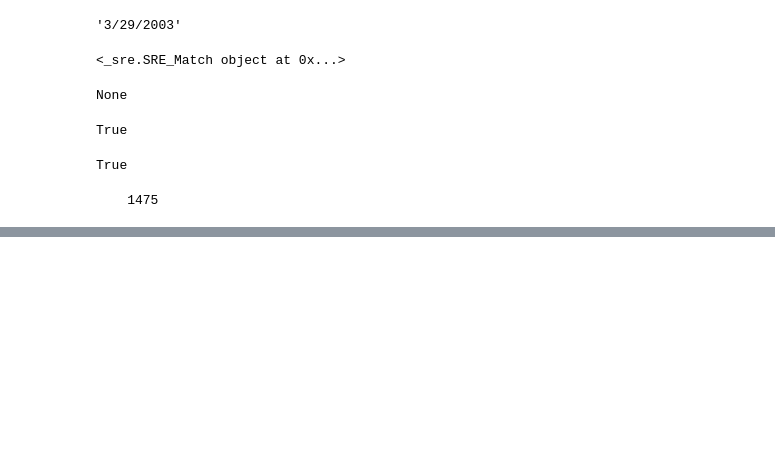
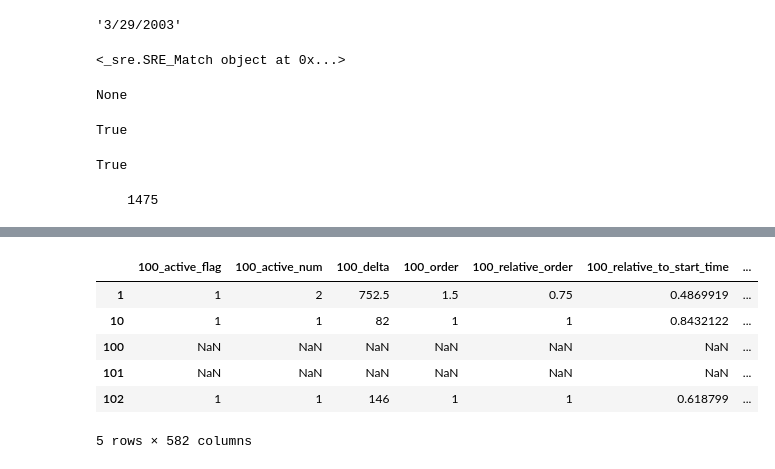
Before and after one commit to nnadtoka/DAT_SF_13_homework, a Jupyter notebook: final/FinalProjectStart.ipynb, the cells around one changed output, grey strips where cells are left out. Drawn from its saved outputs; the diff is of its cells as text; code cells hidden in the pictures; blank space fills up the shorter version.

```diff
--- a/final/FinalProjectStart.ipynb
+++ b/final/FinalProjectStart.ipynb
@@ -420,3 +439,11 @@ def insertIntoDataStruct(aDict, name,startTime,endTime):
 
 
 #insertIntoDataStruct(sensors, "sensor_name", "start_time", "end_time")
+# %%
+# Transform features into durations (average)
+
+def insertIntoDataStruct(aDict, name, activity_date, activity_start_time, activity_end_time, startTime, endTime):
+    if not name in aDict:
+        aDict[name] = [(startTime,endTime)]
+    else:
+        aDict[name].append((startTime,endTime))
@@ -424,6 +586,8 @@ def insertIntoDataStruct(aDict, name,startTime,endTime):
 # alternative cleaner/more organized way to get the data (to be completed)
 
 import collections
+
+d = collections.defaultdict(list)
 
 activities = []
 target = []
@@ -431,7 +595,17 @@ activity_date = []
 activity_start_time = []
 activity_end_time = []
 sensors = []
+sensor_names = []
+activation_start_time = []
+activation_end_time = []
+sensorsCounts = []
+
 d = collections.defaultdict(list)
+mydict = {}
+activity_dict = {}
+
+from collections import Counter
+
 
 mydict_test = {}
 
@@ -459,10 +633,13 @@ with open('activities_data.csv') as file:
             activity_start_time = activity_info[2] # 20:41:35
             activity_end_time =  activity_info[3] # 21:32:50
 
+
+
             # remove some carriage returns and newlines, split by comma
             # 100,68,81,101,93,137,93,58,57,67,93,58,68,88,57,67,100,68,67,76
             sensors_numbers = line2.strip('\r\n').split(",")
 
+            #mydict[str(activity_inx)+'_activity'] = activity_dict
 
             #Toilet Flush,Sink faucet - hot,Closet,Light switch,
             #Shower faucet,Freezer,Shower faucet,Medicine cabinet,
@@ -476,11 +653,19 @@ with open('activities_data.csv') as file:
             activation_end_time = line5.strip('\r\n').split(",")
 
             sensors = {}
+            sensors['activity_name'] = activity_name
+            sensors['date'] = activity_date
+            sensors['start_time'] = activity_start_time
+            sensors['end_time'] = activity_end_time
 
             for n in range(len(sensors_numbers)):
                 insertIntoDataStruct(sensors, sensors_numbers[n], activation_start_time[n],\
                                  activation_end_time[n])
-                print sensors
 
+            resdict = featurizeSensorData(sensors)
+            mydict[str(activity_inx)] = resdict
+            #print sensors
+            #mydict[str(activity_inx) + '_sensors'] = sensors
+            #print pd.DataFrame(sensors)
 
             #  mydict_test[inx] = current_dict
@@ -507,0 +672,11 @@ with open('activities_data.csv') as file:
+# %%
+my_df = pd.DataFrame(mydict).transpose()
+my_df.head()
+# %% [output]
+|  | 100_active_flag | 100_active_num | 100_delta | 100_order | 100_relative_order | 100_relative_to_start_time | ... |
+| 1 | 1 | 2 | 752.5 | 1.5 | 0.75 | 0.4869919 | ... |
+| 10 | 1 | 1 | 82 | 1 | 1 | 0.8432122 | ... |
+| 100 | NaN | NaN | NaN | NaN | NaN | NaN | ... |
+| 101 | NaN | NaN | NaN | NaN | NaN | NaN | ... |
+| 102 | 1 | 1 | 146 | 1 | 1 | 0.618799 | ... |
+5 rows × 582 columns
```
Also changed, not shown: parts of 8 cells of this notebook.
